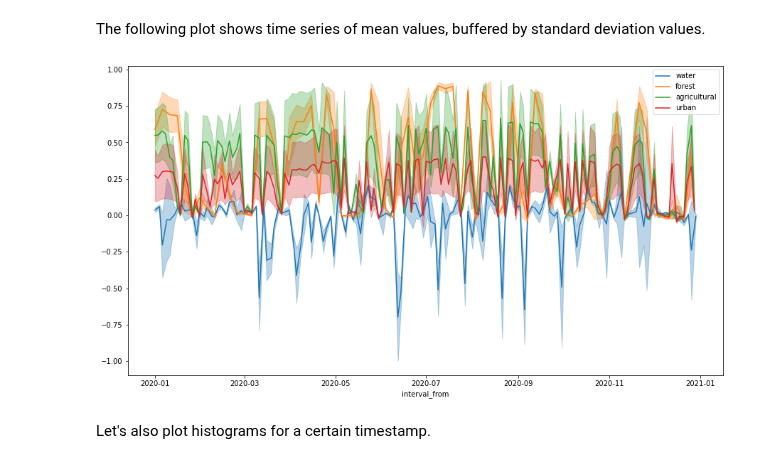
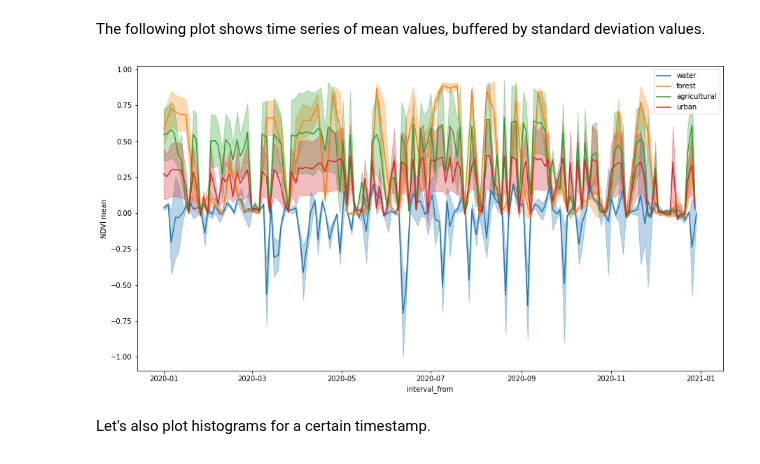
Before and after one commit to sentinel-hub/sentinelhub-py, a Jupyter notebook: examples/statistical_request.ipynb, the cells around one changed output. Saved outputs shown, nothing was run; the diff lists cells and outputs as text; code cells hidden in the pictures.

```diff
--- a/examples/statistical_request.ipynb
+++ b/examples/statistical_request.ipynb
@@ -278,21 +278,22 @@ ndvi_df
 The following plot shows time series of mean values, buffered by standard deviation values.
 # %%
 fig, ax = plt.subplots(figsize=(15, 8))
+ax.set_ylabel("NDVI mean")
 
 for idx, land_type in enumerate(polygons_gdf["land_type"].values):
     series = ndvi_df[ndvi_df["land_type"] == land_type]
 
     series.plot(ax=ax, x="interval_from", y="ndvi_B0_mean", color=f"C{idx}", label=land_type)
 
     ax.fill_between(
         series.interval_from.values,
         series["ndvi_B0_mean"] - series["ndvi_B0_stDev"],
         series["ndvi_B0_mean"] + series["ndvi_B0_stDev"],
         color=f"C{idx}",
         alpha=0.3,
     );
 # %% [output]
-[figure, old version]
+[figure, new version]
 # %% [markdown]
 Let's also plot histograms for a certain timestamp.
 # %%
```
Also changed, not shown: parts of 5 cells of this notebook.
